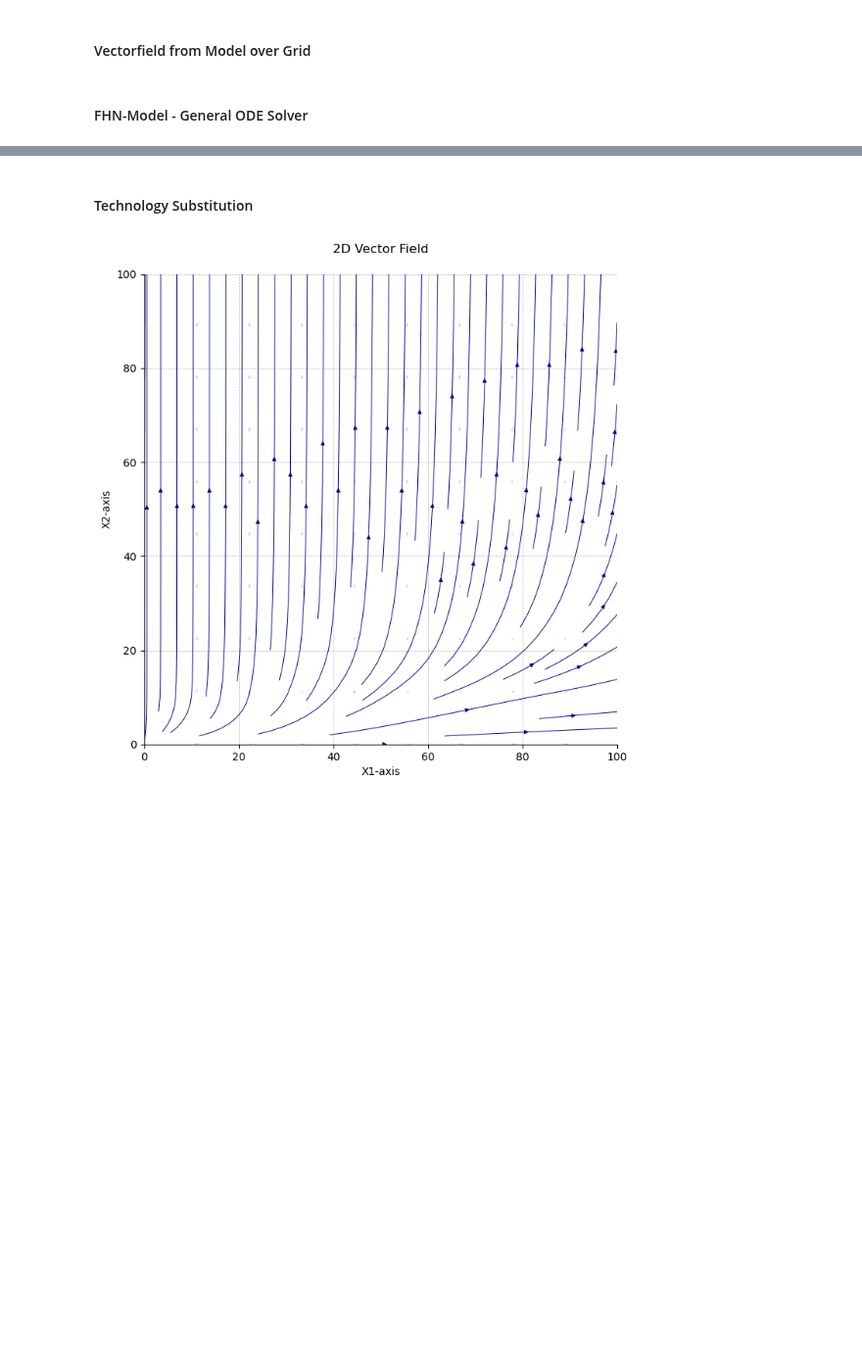
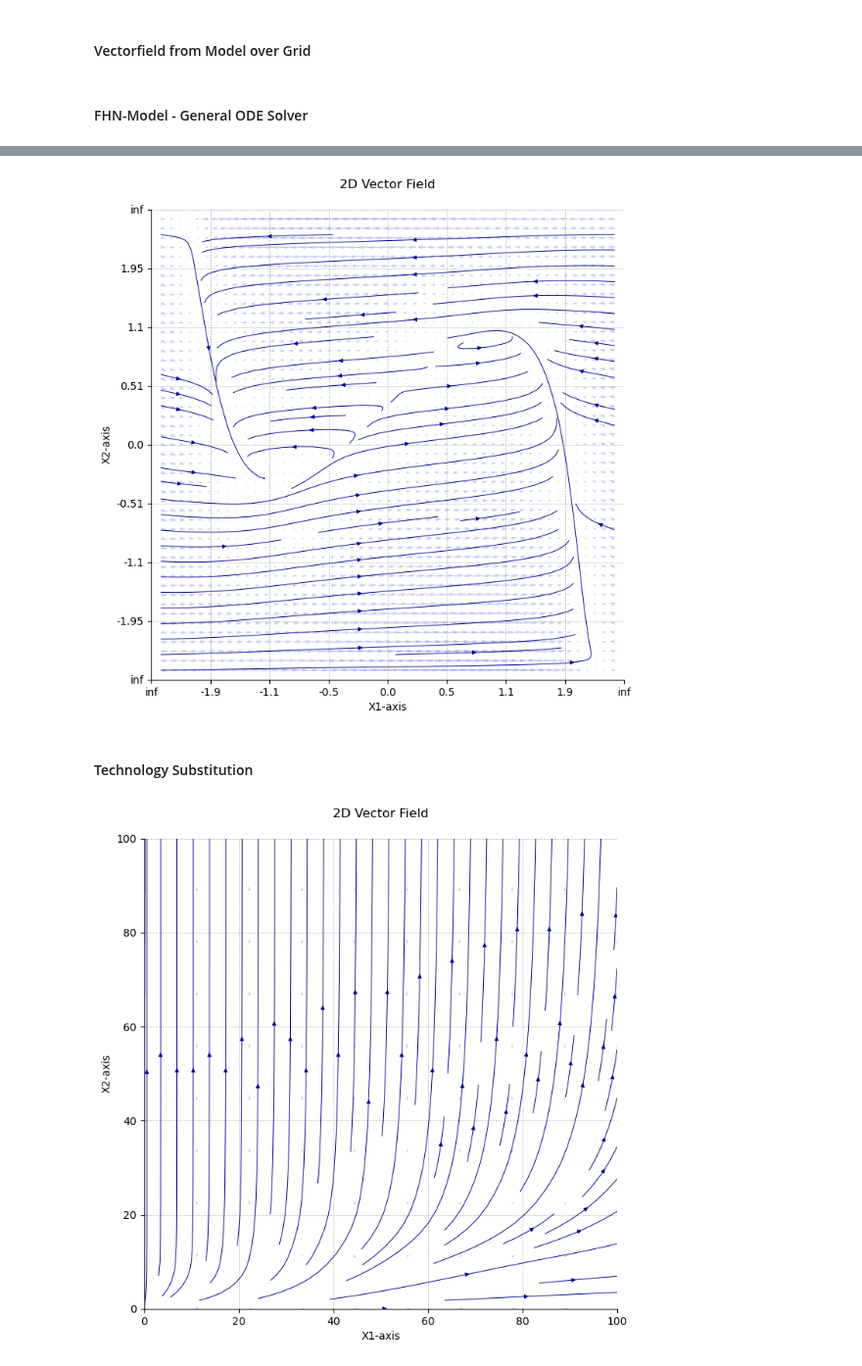
Before and after one commit to Lighfe/mdp-world-model, a Jupyter notebook: data_generation/visualization/plot_tests.ipynb, the cells around one changed output, grey strips where cells are left out. Shown at 98% size. Cells and saved outputs as stored; diff of their text form; code cells hidden in the pictures; blank space fills up the shorter version.

Commit message:
added logistic transformation

```diff
--- a/data_generation/visualization/plot_tests.ipynb
+++ b/data_generation/visualization/plot_tests.ipynb
@@ -57,3 +56,11 @@ plot_2D_vector_field_over_grid(fhngrid, fsolver, control = {})
+# %%
+
+logtrafo = logistic_transformation({'k': 1, 'x_0': 0})
+log_trafos = [logtrafo, logtrafo]
+fhninfgrid = Grid([(-np.inf,np.inf),(-np.inf,np.inf)], fhnres, log_trafos)
+plot_2D_vector_field_over_grid(fhninfgrid, fsolver, control = [])
+# %% [output]
+[figure, added]
 # %% [markdown]
 #### Technology Substitution
 # %%
```
Also changed, not shown: parts of 3 cells of this notebook, 1 other file.
